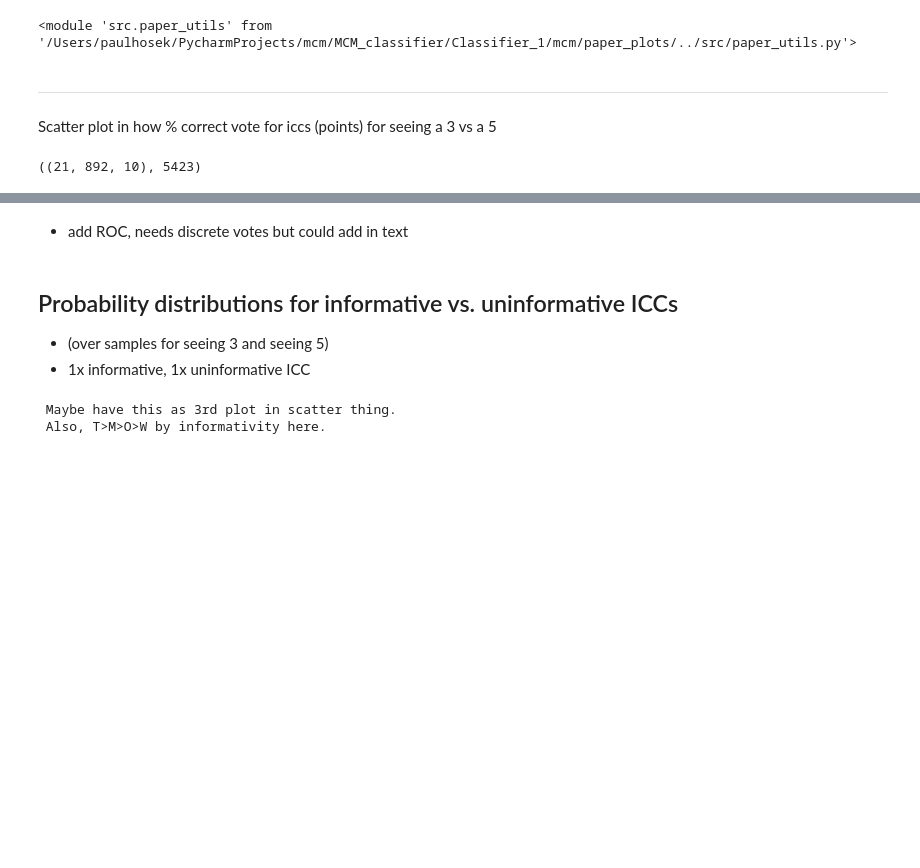
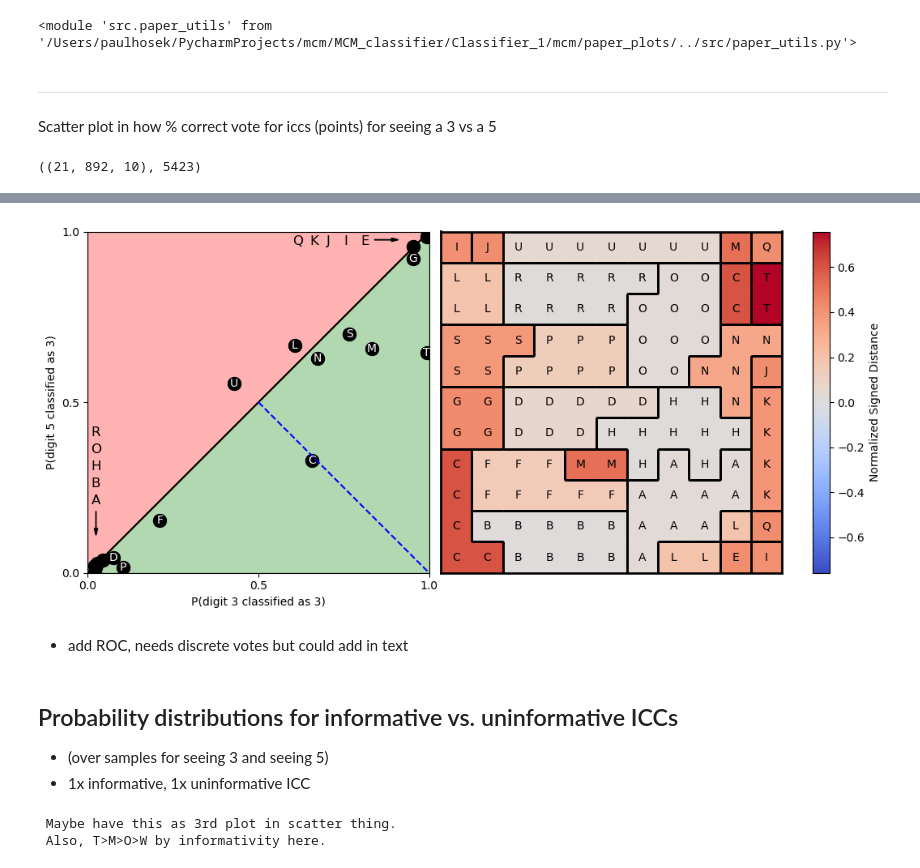
Before and after one commit to PaulHosek/MCM_classifier, a Jupyter notebook: Classifier_1/mcm/paper_plots/plots_indicative_icc.ipynb, the cells around one changed output, grey strips where cells are left out. Saved outputs shown, nothing was run; the diff lists cells and outputs as text; code cells hidden in the pictures; blank space fills up the shorter version.

```diff
--- a/Classifier_1/mcm/paper_plots/plots_indicative_icc.ipynb
+++ b/Classifier_1/mcm/paper_plots/plots_indicative_icc.ipynb
@@ -173,3 +181,89 @@ plt.tight_layout()
+# %%
+cat_a = mcm_index
+cat_b = 5 # other digit
+
+all_prob = test_all_C_icc/n_samples # for MCM 0
+avg_prob = all_prob.mean(axis=1)
+
+
+
+scale = 1
+fig, axs  = plt.subplots(1,2,figsize=(12*scale,5*scale))
+axs = axs.flatten()
+axs[0].set_aspect('equal')
+axs[0].set_xticks([0, 0.5, 1])
+axs[0].set_yticks([0, 0.5, 1])
+# axs[0].grid(True, linestyle='--', alpha=0.6)
+
+# decision space
+axs[0].plot([0, 1], [0, 1], color='black')
+axs[0].fill_between([0, 1], [0, 1], 1, where=[True, True], color='red', alpha=0.3)
+axs[0].fill_between([0, 1], [0, 1], 0, where=[True, True], color='green', alpha=0.3)
+
+axs[0].plot([0.5, 1], [0.5, 0], color='blue', linestyle='--')
+
+
+axs[0].scatter(avg_prob[:, cat_a], avg_prob[:, cat_b], color="black", marker="o", label=cat_b,s=130)
+
+# Scatter plot
+axs[0].scatter(avg_prob[:, cat_a], avg_prob[:, cat_b], color="black", marker="o", label=cat_b, s=130)
+
+# Initialize a variable to track the vertical position of the left-side labels
+left_side_y = .2  # for the bottom left corner
+right_side_x = 1-0.2 # for the top right corner
+for i, (x, y) in enumerate(zip(avg_prob[:, cat_a], avg_prob[:, cat_b])):
+    if x < 0.05 and y < 0.05:
+        # Place label in a column on the left side of the plot
+        axs[0].text(0.01, left_side_y, myplot.int_to_letters(i), color="black", transform=axs[0].transAxes, fontsize=12)
+        left_side_y += 0.05  # Move down for the next label
+    elif x > 0.95 and y > 0.95:
+        axs[0].text(right_side_x, 0.96, myplot.int_to_letters(i), color="black", transform=axs[0].transAxes, fontsize=12)
+        right_side_x -= 0.05  # Move down for the next label
+    else:
+        # Place label at its original position
+        axs[0].text(x, y, myplot.int_to_letters(i), color="white", ha="center", va="center", fontsize=10)
+
+axs[0].arrow(0.024, 0.18, 0, -0.05, head_width=0.01, head_length=0.02, fc='black', ec='black')
+axs[0].arrow(1-0.16, 1-0.024, 0.05, 0, head_width=0.01, head_length=0.02, fc='black', ec='black')
+
+
+
+
+# other stuff
+axs[0].set_xlabel(f"P(digit {cat_a} classified as {cat_a})")
+axs[0].set_ylabel(f"P(digit {cat_b} classified as {cat_a})")
+
+axs[0].set_xlim(0, 1)
+axs[0].set_ylim(0, 1)
+
+# partition map for distances to decision bounary
+plt.subplots_adjust(wspace=-.7)
+
+axs[1].set_aspect('equal')
+comms = myplot.generate_icc_comms_map(all_MCM[mcm_index])
+distances = utils.normalised_signed_distance_decisionbound(avg_prob, cat_a, cat_b)
+dist_map = distances[comms]
+im = myplot.partition_map(plt.gca(), dist_map,myplot.int_to_letters(comms),myplot.find_borders(comms), cbar=False)
+plt.colorbar(im, ax=axs[1]).set_label('Normalized Signed Distance')
+# plt.title("Normalized signed distance to decision boundary (3v5).", fontsize=11)
+
+
+
+# axs[0].set_title(f"Mean probability over samples for each ICC")
+# fig.suptitle(f"ICCs from MCM {cat_a} see test images of {(cat_a, cat_b)}")
+plt.tight_layout()
+# plt.savefig("../figures/paper_decib_and_map.png", dpi=300, bbox_inches="tight")
+
+
+# CLelia
+# upper right pixels are outside of the image, most black. As we go down diagnaolly get more center. Lower lit, larger.
+# remove color points
+# 3 has been seen, 5 has not been seen -> 5 is test data, 3 is train data
+
+
+# digt 3 test vs. train in axis. Can Digithow much bias there is from smoothening. Appendix. WHy choose alhs.
+# %% [output]
+[figure, added]
 # %% [markdown]
 - add ROC, needs discrete votes but could add in text
 # %% [markdown]
```
Also changed, not shown: parts of 2 cells of this notebook.
